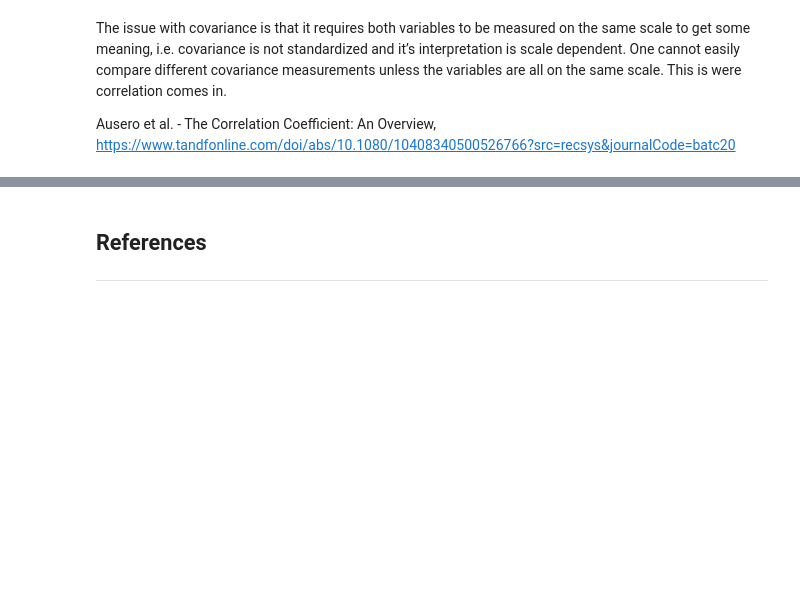
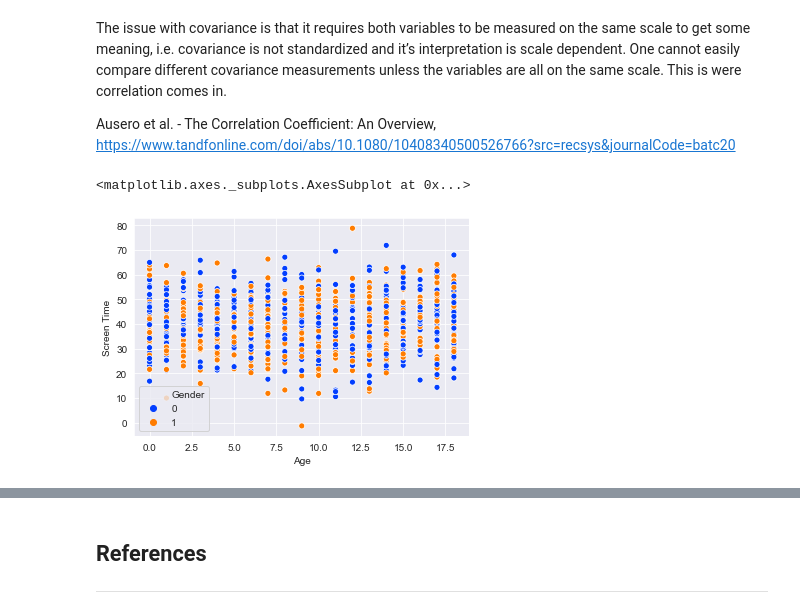
Before and after one commit to JPLee01/Programming_for_Data_Analysis-PRoject, a Jupyter notebook: Programming_for_Data_Analysis-Project.ipynb, the cells around one changed output, grey strips where cells are left out. Cells and saved outputs as stored; diff of their text form; code cells hidden in the pictures; blank space fills up the shorter version.

```diff
--- a/Programming_for_Data_Analysis-Project.ipynb
+++ b/Programming_for_Data_Analysis-Project.ipynb
@@ -545,6 +565,9 @@ ax.set_xticklabels(ax.get_xticklabels(), rotation=40, ha="right")
 plt.tight_layout()
 plt.show()
 # %%
-sns.scatterplot(data=b1, x="Age", y="Screen Time", hue="Gender", size=gender,
-    sizes=(2, 20), legend="full")
+sns.scatterplot(data=data_set_gender, x="Age", y="Screen Time", hue="Gender",
+    sizes=(25, 25), legend="full")
+# %% [output]
+<matplotlib.axes._subplots.AxesSubplot at 0x...>
+[figure, added]
 # %%
```
Also changed, not shown: parts of 16 cells of this notebook.
